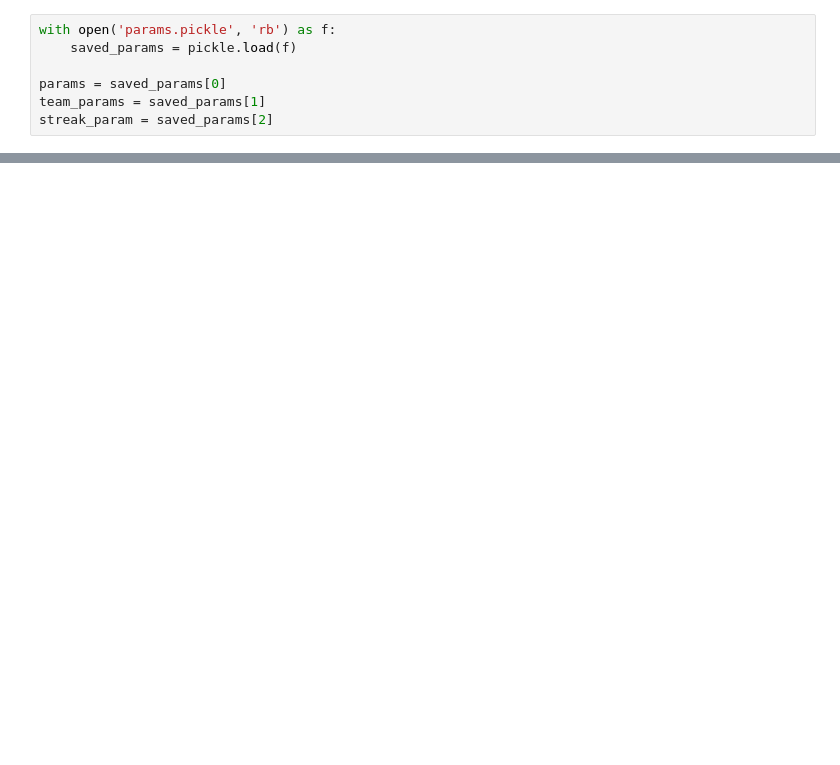
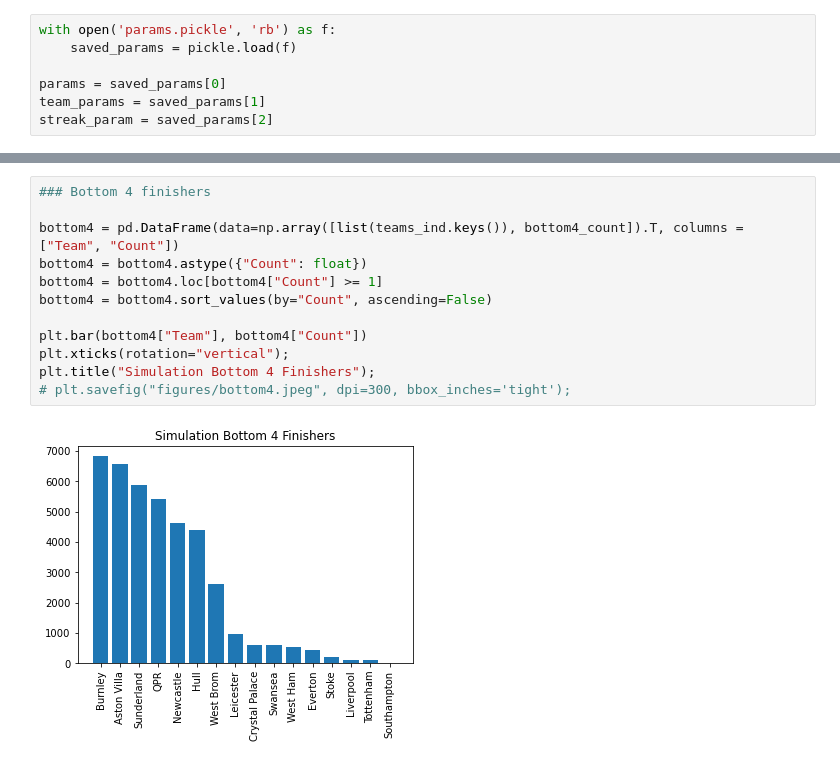
Before and after one commit to lanele73/apm348-project, a Jupyter notebook: analysis.ipynb, the cells around one changed output, grey strips where cells are left out. Saved outputs shown, nothing was run; the diff lists cells and outputs as text; blank space fills up the shorter version.

```diff
--- a/analysis.ipynb
+++ b/analysis.ipynb
@@ -204,0 +257,14 @@ with open('x.pickle', 'rb') as f:
+# %%
+### Bottom 4 finishers
+
+bottom4 = pd.DataFrame(data=np.array([list(teams_ind.keys()), bottom4_count]).T, columns = ["Team", "Count"])
+bottom4 = bottom4.astype({"Count": float})
+bottom4 = bottom4.loc[bottom4["Count"] >= 1]
+bottom4 = bottom4.sort_values(by="Count", ascending=False)
+
+plt.bar(bottom4["Team"], bottom4["Count"])
+plt.xticks(rotation="vertical");
+plt.title("Simulation Bottom 4 Finishers");
+# plt.savefig("figures/bottom4.jpeg", dpi=300, bbox_inches='tight');
+# %% [output]
+[figure, added]
```
Also changed, not shown: parts of 16 cells of this notebook, 6 other files.
